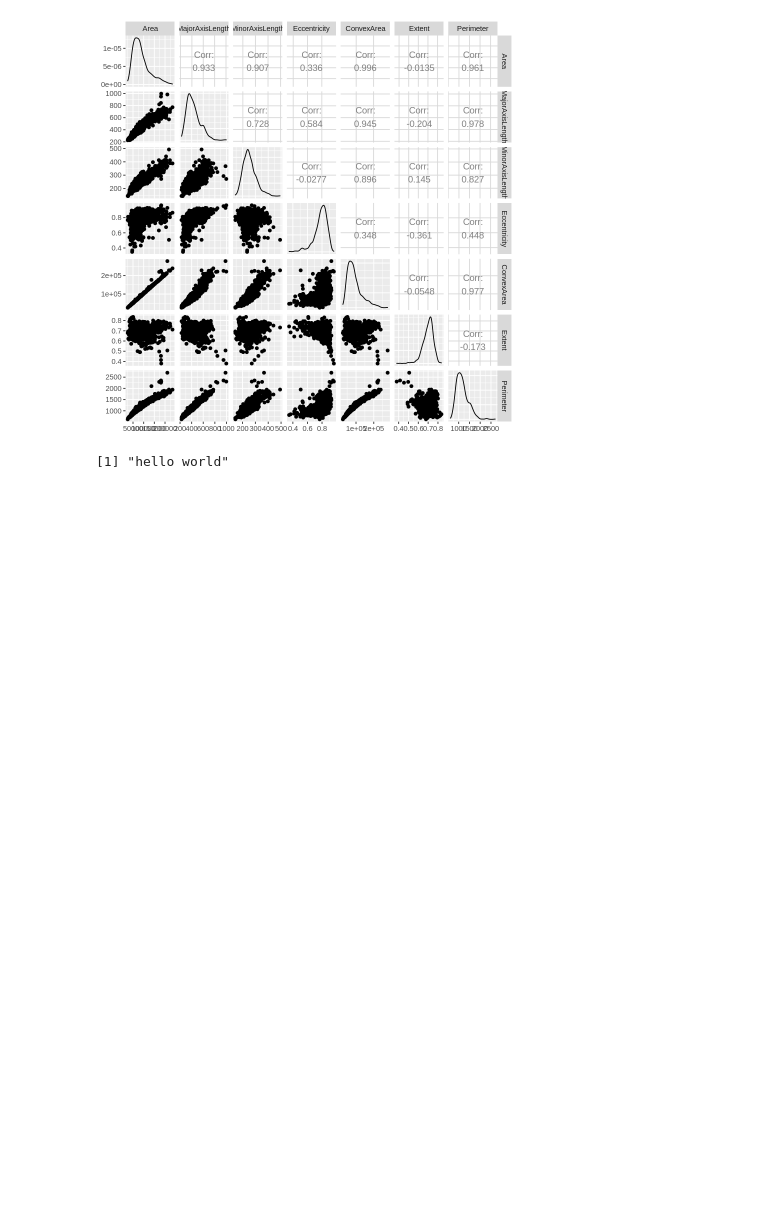
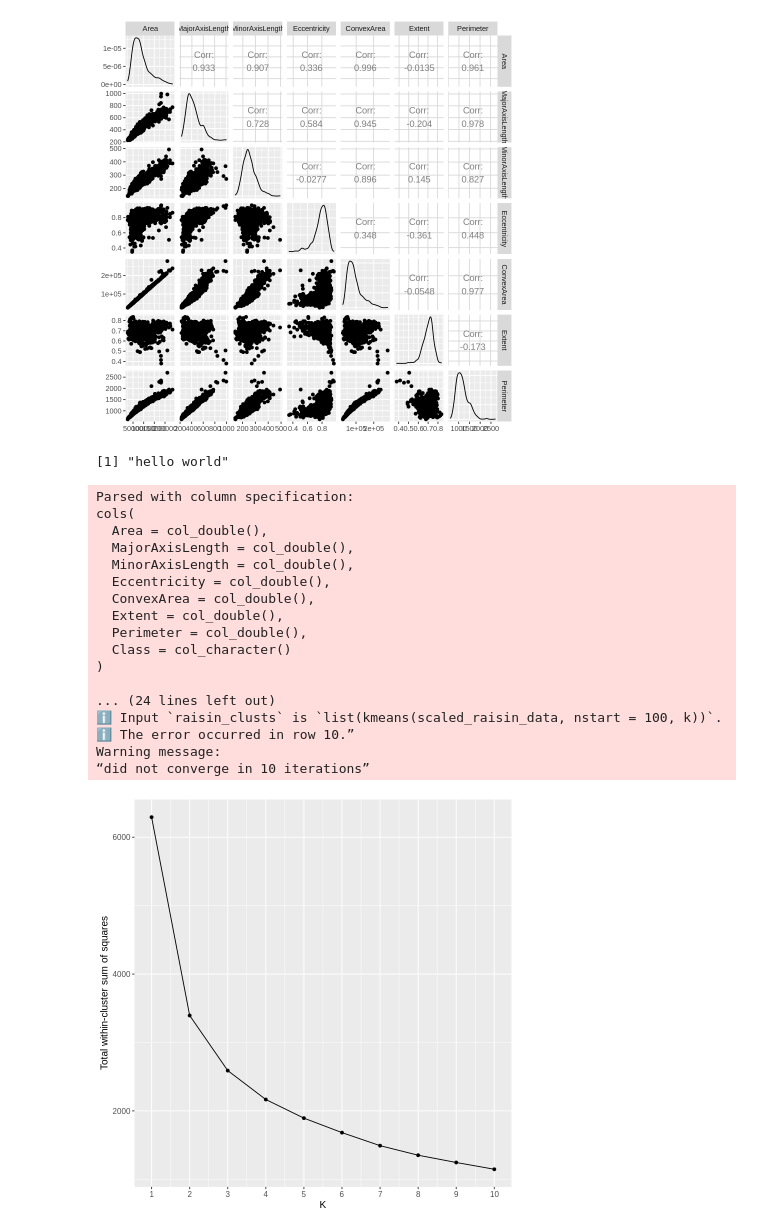
Before and after one commit to dylankim990/DSCI100_Group_1, a Jupyter notebook: project_ggpairs.ipynb, the cells around one changed output. Saved outputs shown, nothing was run; the diff lists cells and outputs as text; code cells hidden in the pictures; blank space fills up the shorter version.

Commit message:
elbow and scatter plot

```diff
--- a/project_ggpairs.ipynb
+++ b/project_ggpairs.ipynb
@@ -39,3 +39,54 @@ cols(
 # %%
 # %% [output]
 [1] "hello world"
+# %%
+# downloading libraries
+library(tidyverse)
+library(repr)
+library(GGally)
+library(broom)
+options(repr.matrix.max.rows = 6)
+
+raisin_data <- read_csv("https://github.com/dylankim990/DSCI100_Group_2/raw/main/data/Raisin_Dataset.csv")
+
+raisin_data <- raisin_data %>%
+    mutate(Class = as_factor(Class))
+
+scaled_raisin_data <- raisin_data %>%
+    select(Area:Perimeter) %>%
+    mutate(across(everything(), scale))
+
+elbow_stats <- tibble(k = 1:10) %>%
+    rowwise() %>%
+    mutate(raisin_clusts = list(kmeans(scaled_raisin_data, nstart = 100, k)),
+           glanced = list(glance(raisin_clusts))) %>%
+    unnest(glanced)
+
+raisin_elbow_plot <- ggplot(elbow_stats, aes(x = k, y = tot.withinss)) +
+  geom_point() +
+  geom_line() +
+  xlab("K") +
+  ylab("Total within-cluster sum of squares") +
+  scale_x_continuous(breaks = 1:10) +
+  theme(text = element_text(size = 12))
+
+raisin_elbow_plot
+# %% [output]
+Parsed with column specification:
+cols(
+  Area = col_double(),
+  MajorAxisLength = col_double(),
+  MinorAxisLength = col_double(),
+  Eccentricity = col_double(),
+  ConvexArea = col_double(),
+  Extent = col_double(),
+  Perimeter = col_double(),
+  Class = col_character()
+)
+
+... (24 lines left out)
+ℹ Input `raisin_clusts` is `list(kmeans(scaled_raisin_data, nstart = 100, k))`.
+ℹ The error occurred in row 10.”
+Warning message:
+“did not converge in 10 iterations”
+[figure, added]
```
Also changed, not shown: parts of 2 cells of this notebook.
